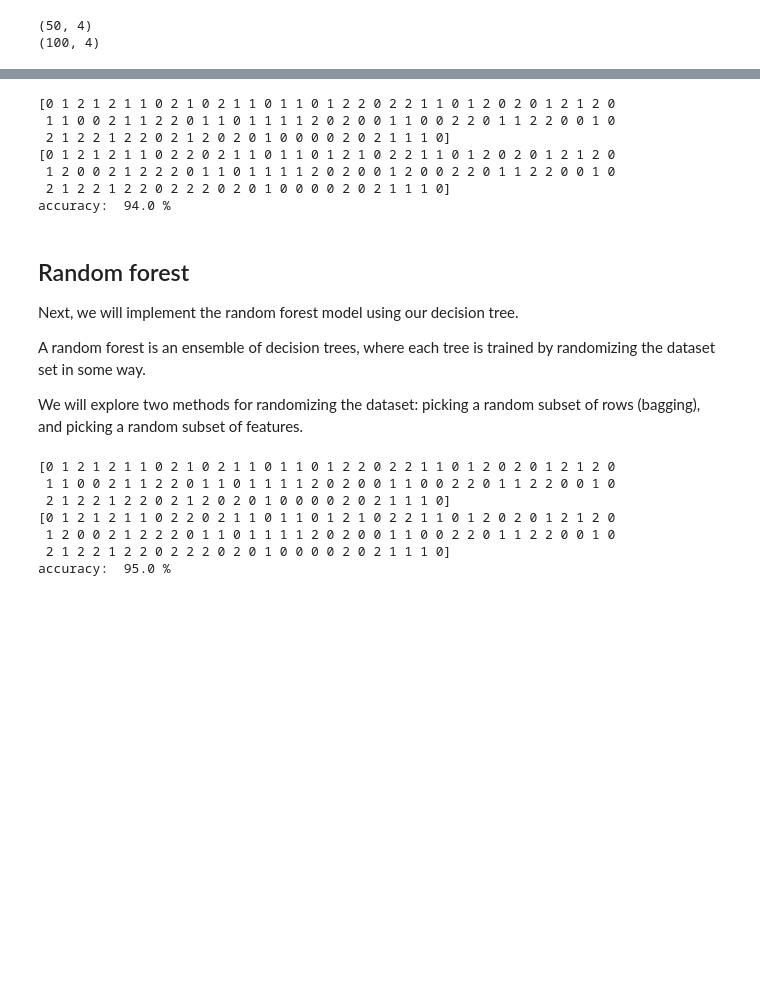
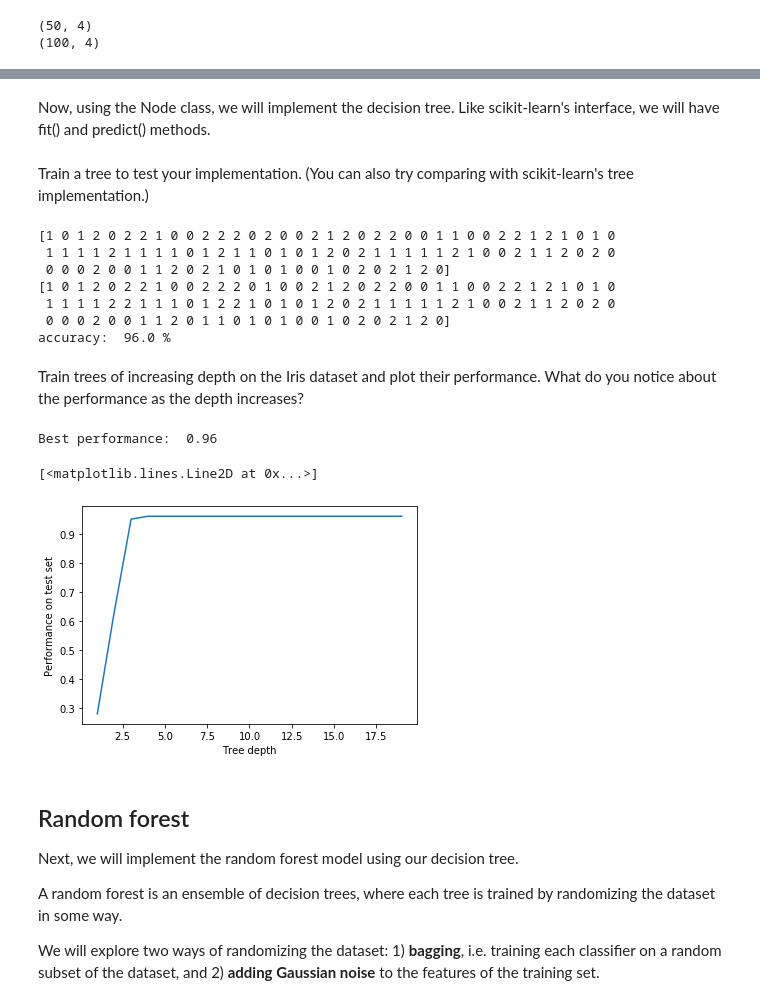
Before and after one commit to lorenlugosch/trees, a Jupyter notebook: trees.ipynb, the cells around one changed output, grey strips where cells are left out. Drawn from its saved outputs; the diff is of its cells as text; code cells hidden in the pictures; blank space fills up the shorter version.

```diff
--- a/trees.ipynb
+++ b/trees.ipynb
@@ -38,0 +35,17 @@ Try fitting
+# %%
+from collections import Counter
+
+def get_majority_class(labels):
+    counts = Counter(labels)
+    return counts.most_common(1)[0][0]
+
+def compute_entropy(labels):
+    counts = Counter(labels)
+    counts = np.array([counts[key] for key in counts])
+    frequencies = counts/counts.sum()
+    entropy = -(frequencies * np.log2(frequencies)).sum()
+    return entropy
+
+example_labels = np.array([3,1,2,0,2])
+print(get_majority_class(example_labels)) # should be 2
+print(compute_entropy(example_labels)) # should be 1.9219280948873623
@@ -157,0 +112,2 @@ class DecisionTreeClassifier():
+# %% [markdown]
+Now, using the Node class, we will implement the decision tree. Like scikit-learn's interface, we will have fit() and predict() methods.
@@ -158,26 +162,48 @@ class DecisionTreeClassifier():
+# %% [markdown]
+Train a tree to test your implementation. (You can also try comparing with scikit-learn's tree implementation.)
 # %%
-tree = DecisionTreeClassifier(max_depth=10)
 # import sklearn.tree
 # tree = sklearn.tree.DecisionTreeClassifier(max_depth=10)
+tree = DecisionTreeClassifier(max_depth=10)
 tree.fit(iris_train_x, iris_train_y)
 print(iris_test_y)
 print(tree.predict(iris_test_x))
 print("accuracy: ", (tree.predict(iris_test_x) == iris_test_y).mean() * 100, "%")
 # %% [output]
-[0 1 2 1 2 1 1 0 2 1 0 2 1 1 0 1 1 0 1 2 2 0 2 2 1 1 0 1 2 0 2 0 1 2 1 2 0
- 1 1 0 0 2 1 1 2 2 0 1 1 0 1 1 1 1 2 0 2 0 0 1 1 0 0 2 2 0 1 1 2 2 0 0 1 0
- 2 1 2 2 1 2 2 0 2 1 2 0 2 0 1 0 0 0 0 2 0 2 1 1 1 0]
-[0 1 2 1 2 1 1 0 2 2 0 2 1 1 0 1 1 0 1 2 1 0 2 2 1 1 0 1 2 0 2 0 1 2 1 2 0
- 1 2 0 0 2 1 2 2 2 0 1 1 0 1 1 1 1 2 0 2 0 0 1 2 0 0 2 2 0 1 1 2 2 0 0 1 0
- 2 1 2 2 1 2 2 0 2 2 2 0 2 0 1 0 0 0 0 2 0 2 1 1 1 0]
-accuracy:  94.0 %
+[1 0 1 2 0 2 2 1 0 0 2 2 2 0 2 0 0 2 1 2 0 2 2 0 0 1 1 0 0 2 2 1 2 1 0 1 0
+ 1 1 1 1 2 1 1 1 1 0 1 2 1 1 0 1 0 1 2 0 2 1 1 1 1 1 2 1 0 0 2 1 1 2 0 2 0
+ 0 0 0 2 0 0 1 1 2 0 2 1 0 1 0 1 0 0 1 0 2 0 2 1 2 0]
+[1 0 1 2 0 2 2 1 0 0 2 2 2 0 1 0 0 2 1 2 0 2 2 0 0 1 1 0 0 2 2 1 2 1 0 1 0
+ 1 1 1 1 2 2 1 1 1 0 1 2 2 1 0 1 0 1 2 0 2 1 1 1 1 1 2 1 0 0 2 1 1 2 0 2 0
+ 0 0 0 2 0 0 1 1 2 0 1 1 0 1 0 1 0 0 1 0 2 0 2 1 2 0]
+accuracy:  96.0 %
+# %% [markdown]
+Train trees of increasing depth on the Iris dataset and plot their performance. What do you notice about the performance as the depth increases?
+# %%
+depths = []
+accuracies = []
+for depth in range(1, 20):
+    model = DecisionTreeClassifier(max_depth=depth)
+    model.fit(iris_train_x, iris_train_y)
+    accuracy = (model.predict(iris_test_x) == iris_test_y).mean()
+    accuracies.append(accuracy)
+    depths.append(depth)
+
+print("Best performance: ", max(accuracies))
+plt.xlabel('Tree depth')
+plt.ylabel('Performance on test set')
+plt.plot(depths, accuracies)
+# %% [output]
+Best performance:  0.96
+[<matplotlib.lines.Line2D at 0x...>]
+[figure, added]
 # %% [markdown]
 ## Random forest
 
 Next, we will implement the random forest model using our decision tree.
 
-A random forest is an ensemble of decision trees, where each tree is trained by randomizing the dataset set in some way.
+A random forest is an ensemble of decision trees, where each tree is trained by randomizing the dataset in some way.
 
-We will explore two methods for randomizing the dataset: picking a random subset of rows (bagging), and picking a random subset of features.
+We will explore two ways of randomizing the dataset: 1) **bagging**, i.e. training each classifier on a random subset of the dataset, and 2) **adding Gaussian noise** to the features of the training set.
 # %%
 class RandomForestClassifier():
@@ -209,21 +236,3 @@ class RandomForestClassifier():
         predictions = np.array(predictions)
 
         return predictions
-# %%
-import sklearn.ensemble
-
-# tree = sklearn.ensemble.RandomForestClassifier(n_estimators=10)
-# tree = DecisionTreeClassifier(max_depth=20)
-tree = RandomForestClassifier(n_estimators=20, max_depth=5, percentage=0.5)
-tree.fit(iris_train_x, iris_train_y)
-print(iris_test_y)
-print(tree.predict(iris_test_x))
-print("accuracy: ", (tree.predict(iris_test_x) == iris_test_y).mean() * 100, "%")
-# %% [output]
-[0 1 2 1 2 1 1 0 2 1 0 2 1 1 0 1 1 0 1 2 2 0 2 2 1 1 0 1 2 0 2 0 1 2 1 2 0
- 1 1 0 0 2 1 1 2 2 0 1 1 0 1 1 1 1 2 0 2 0 0 1 1 0 0 2 2 0 1 1 2 2 0 0 1 0
- 2 1 2 2 1 2 2 0 2 1 2 0 2 0 1 0 0 0 0 2 0 2 1 1 1 0]
-[0 1 2 1 2 1 1 0 2 2 0 2 1 1 0 1 1 0 1 2 1 0 2 2 1 1 0 1 2 0 2 0 1 2 1 2 0
- 1 2 0 0 2 1 2 2 2 0 1 1 0 1 1 1 1 2 0 2 0 0 1 1 0 0 2 2 0 1 1 2 2 0 0 1 0
- 2 1 2 2 1 2 2 0 2 2 2 0 2 0 1 0 0 0 0 2 0 2 1 1 1 0]
-accuracy:  95.0 %
```
Also changed, not shown: parts of 15 cells of this notebook.
